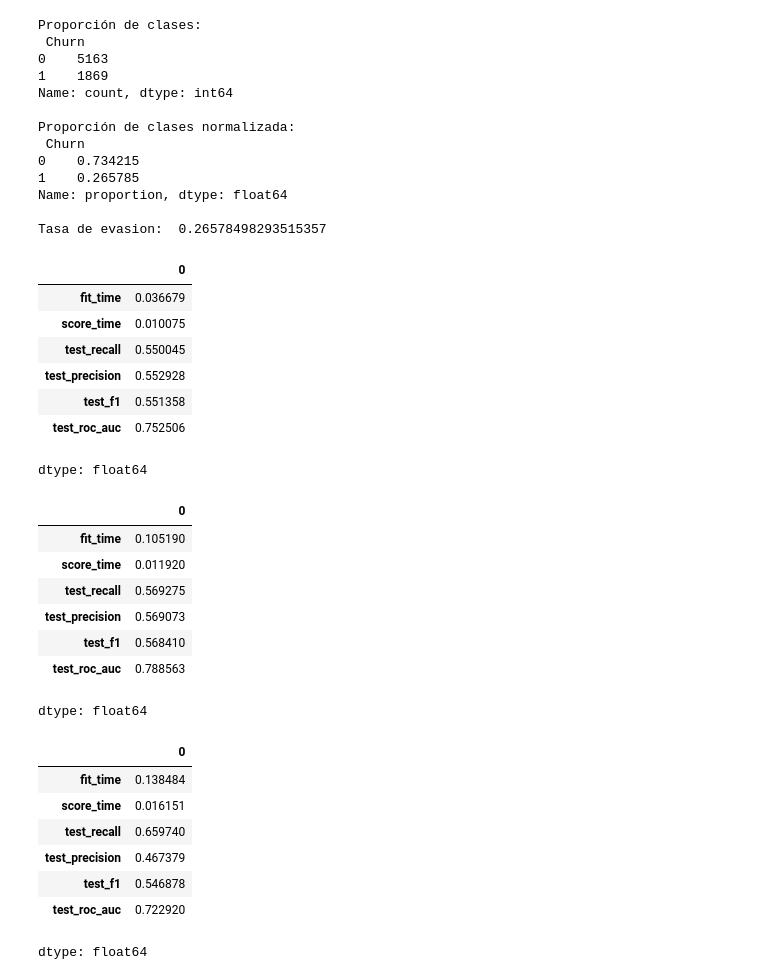
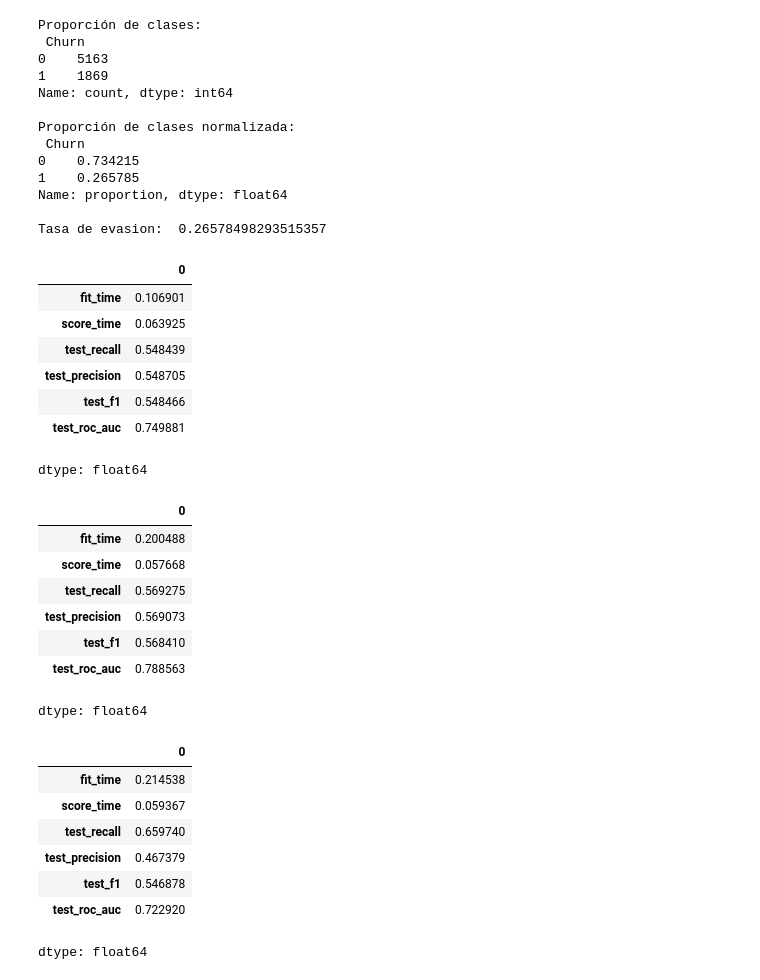
Before and after one commit to owaruuu/desafio-telecom-x-oracle-latam-2, a Jupyter notebook: TelecomX_2_Latam_Josue_Marquez.ipynb, the cells around one changed output. Drawn from its saved outputs; the diff is of its cells as text; code cells hidden in the pictures.

```diff
--- a/TelecomX_2_Latam_Josue_Marquez.ipynb
+++ b/TelecomX_2_Latam_Josue_Marquez.ipynb
@@ -99,20 +118,11 @@ Metodo pago:  ['Mailed check' 'Electronic check' 'Credit card (automatic)'
 #Encoding de datos
 columnas = X.columns
 
-#Crear transformador de columnas
-one_hot = make_column_transformer((OneHotEncoder(drop='if_binary'),['Genero','Lineas_Multiples','Servicio_Internet','Seguridad_Online','Respaldo_Online','Proteccion_Dispositivo','Soporte_Tecnico','TV_Streaming','Peliculas_Streaming','Contrato','Metodo_Pago']),
-                                  remainder='passthrough',
+#Crear preprocesador
+categorical_cols = ['Genero','Lineas_Multiples','Servicio_Internet','Seguridad_Online','Respaldo_Online','Proteccion_Dispositivo','Soporte_Tecnico','TV_Streaming','Peliculas_Streaming','Contrato','Metodo_Pago']
+preprocessor = make_column_transformer((OneHotEncoder(drop='if_binary'),categorical_cols),remainder='passthrough',
                                   sparse_threshold=0,
-                                  force_int_remainder_cols=False
-                                  )
-
-label_encoder = LabelEncoder()
-
-X = one_hot.fit_transform(X)
-one_hot.get_feature_names_out(columnas)
-
-# pd.DataFrame(X,columns=one_hot.get_feature_names_out(columnas)).head(5)
-y = label_encoder.fit_transform(y)
+                                  force_int_remainder_cols=False)
 # %%
 #Calcular la proporción de clientes que se dan de baja
 #Evaluamos desbalanceo.
@@ -139,26 +149,27 @@ Name: proportion, dtype: float64
 Tasa de evasion:  0.26578498293515357
 # %%
 #Probar diferentes metodos de balanceo
-modelo = DecisionTreeClassifier(max_depth=10)
+pipeline = Pipeline([('preprocess', preprocessor), ('model', DecisionTreeClassifier(max_depth=10))])
 skf = StratifiedKFold(n_splits=5, shuffle=True, random_state=5)
 scoring = ['recall', 'precision', 'f1', 'roc_auc']
 
 #Normal Model
-resultados = cross_validate(modelo, X, y, cv=skf, scoring=scoring)
+resultados = cross_validate(pipeline, X, y, cv=skf, scoring=scoring)
 resultados_df = pd.DataFrame(resultados)
 resultados_df.mean()
 # %% [output]
 |  | 0 |
-| fit_time | 0.036679 |
-| score_time | 0.010075 |
-| test_recall | 0.550045 |
-| test_precision | 0.552928 |
-| test_f1 | 0.551358 |
-| test_roc_auc | 0.752506 |
+| fit_time | 0.106901 |
+| score_time | 0.063925 |
+| test_recall | 0.548439 |
+| test_precision | 0.548705 |
+| test_f1 | 0.548466 |
+| test_roc_auc | 0.749881 |
 dtype: float64
 # %%
 #Oversample Model
 pipeline = imbPipeline([
+    ('preprocess', preprocessor),
     ('smote', SMOTE(random_state=5)),
     ('model', DecisionTreeClassifier(max_depth=10, random_state=5))
 ])
@@ -175,8 +186,8 @@ resultados_df = pd.DataFrame(oversample_resultados)
 resultados_df.mean()
 # %% [output]
 |  | 0 |
-| fit_time | 0.105190 |
-| score_time | 0.011920 |
+| fit_time | 0.200488 |
+| score_time | 0.057668 |
 | test_recall | 0.569275 |
 | test_precision | 0.569073 |
 | test_f1 | 0.568410 |
@@ -185,6 +196,7 @@ dtype: float64
 # %%
 #Undersample Model
 pipeline = imbPipeline([
+    ('preprocess', preprocessor),
     ('under', NearMiss(version=3)),
     ('model', DecisionTreeClassifier(max_depth=10, random_state=5))
 ])
@@ -195,8 +207,8 @@ resultados_df = pd.DataFrame(undersample_resultados)
 resultados_df.mean()
 # %% [output]
 |  | 0 |
-| fit_time | 0.138484 |
-| score_time | 0.016151 |
+| fit_time | 0.214538 |
+| score_time | 0.059367 |
 | test_recall | 0.659740 |
 | test_precision | 0.467379 |
 | test_f1 | 0.546878 |
```
Also changed, not shown: parts of 20 cells of this notebook.
